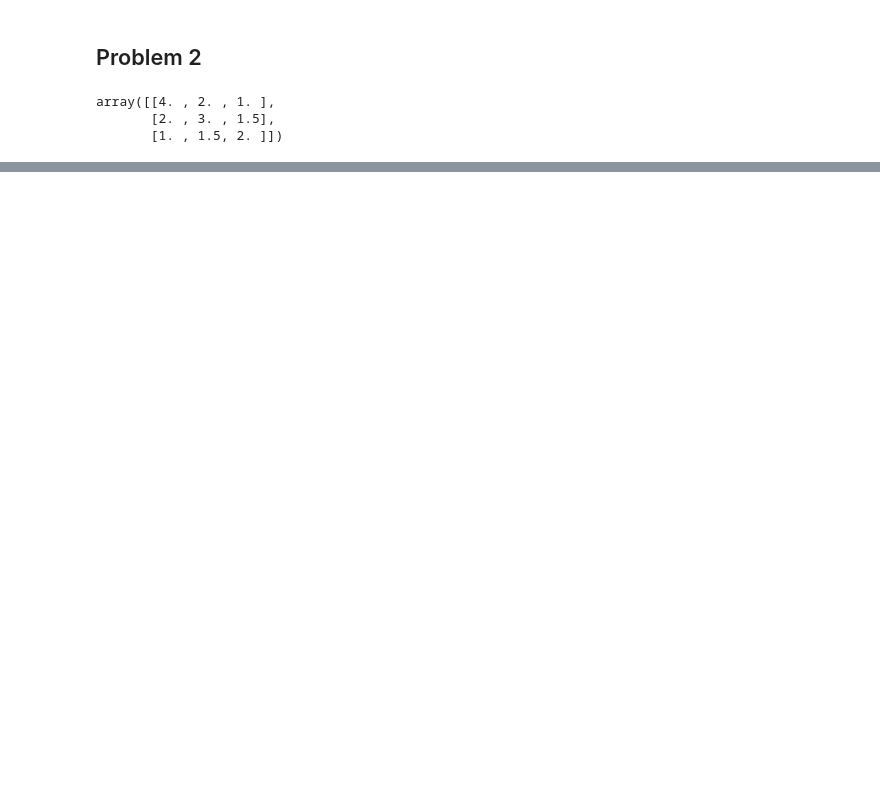
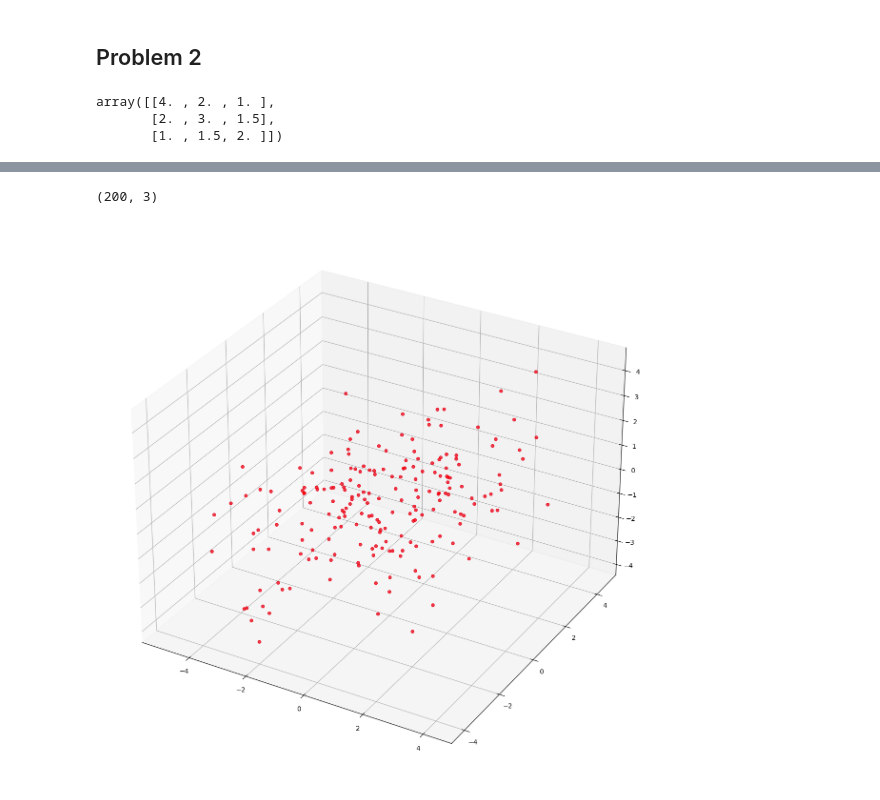
Before and after one commit to Hamdi-korreshi/cs370_homeworks, a Jupyter notebook: HW1.ipynb, the cells around one changed output, grey strips where cells are left out. Saved outputs shown, nothing was run; the diff lists cells and outputs as text; code cells hidden in the pictures; blank space fills up the shorter version.

```diff
--- a/HW1.ipynb
+++ b/HW1.ipynb
@@ -110,0 +136,5 @@ plt.show()
+# %%
+from sklearn.decomposition import PCA
+pca = PCA(n_components=3)
+pca.fit(samples)
+X_pca = pca.transform(samples)
@@ -110,0 +147,12 @@ plt.show()
+# %%
+X_new = pca.inverse_transform(X_pca)
+fig = plt.figure(figsize=(15,15))
+ax = fig.add_subplot(111, projection='3d')
+print(X_new.shape)
+ax.scatter(samples[:, 0], samples[:, 1], samples[:,2], alpha=0.2, color="blue")
+ax.scatter(X_new[:, 0], X_new[:, 1], X_new[:,2], alpha=0.7, color="red")
+plt.show()
+#considering the overlap i think it is 99% accaurte
+# %% [output]
+(200, 3)
+[figure, added]
```
Also changed, not shown: parts of 12 cells of this notebook, 2 other files.
